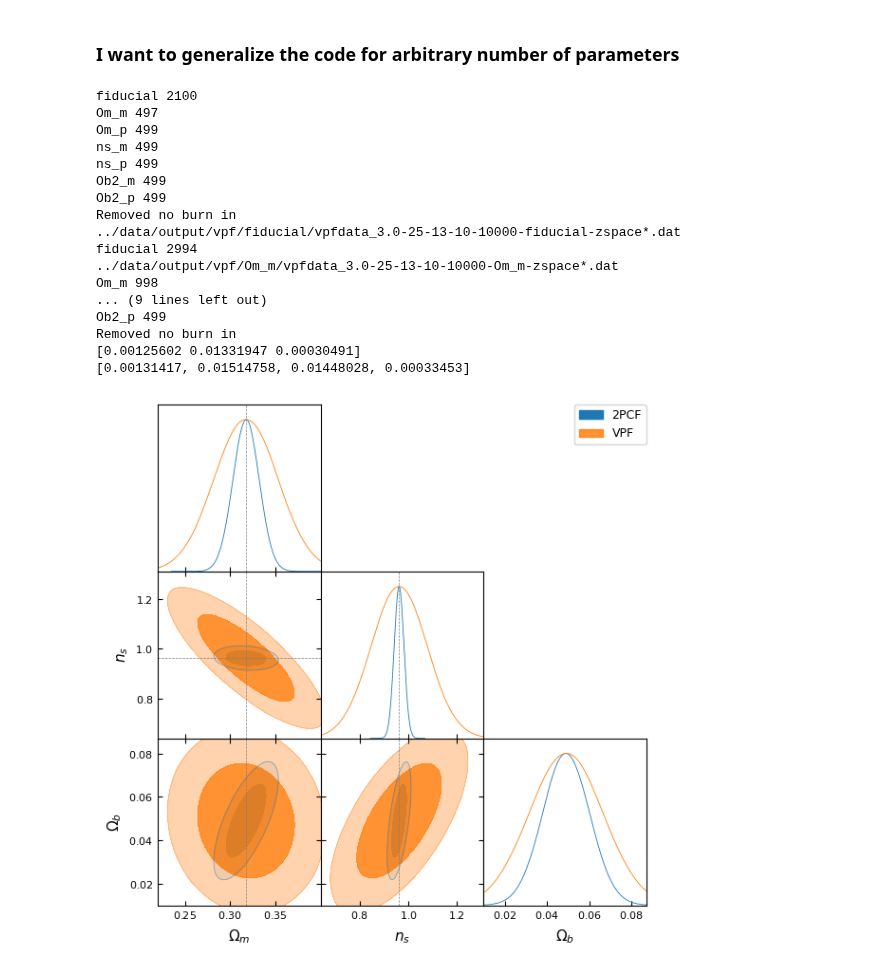
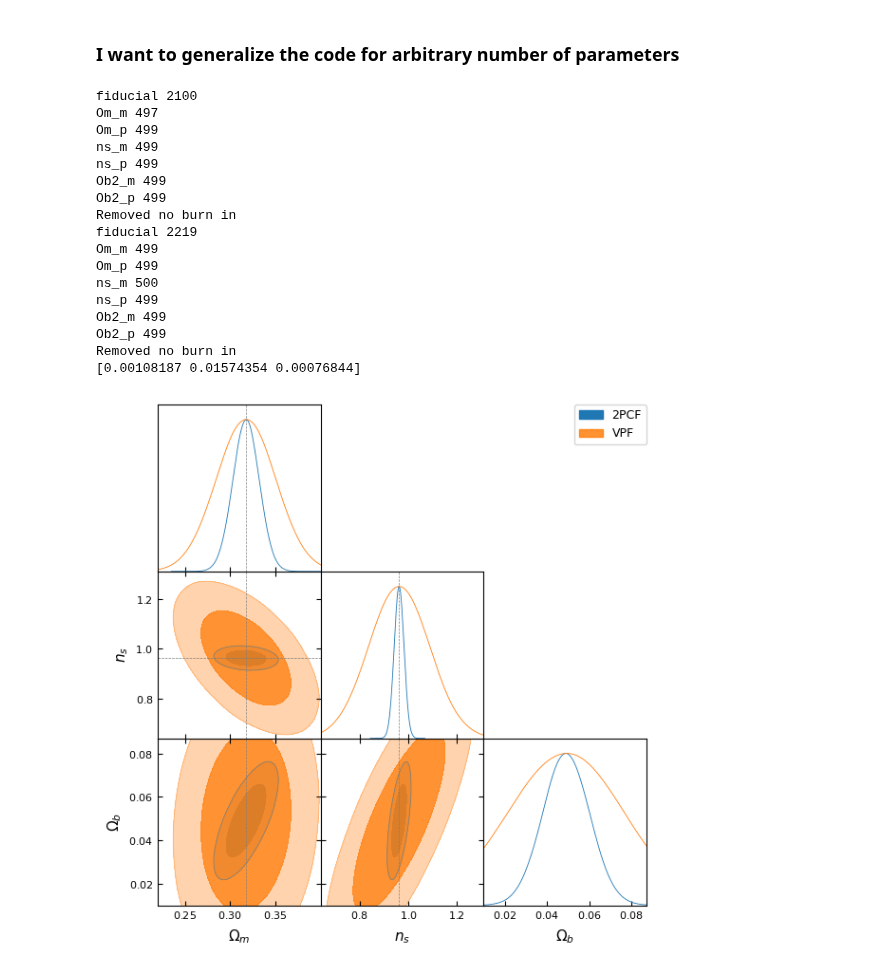
Before and after one commit to FedeDavilaKurban/VPF_Quijote, a Jupyter notebook: fisherMatrixComputation.ipynb, the cells around one changed output. Cells and saved outputs as stored; diff of their text form; code cells hidden in the pictures.

```diff
--- a/fisherMatrixComputation.ipynb
+++ b/fisherMatrixComputation.ipynb
@@ -1439,10 +1439,10 @@ param_limits = {
 }
 file_parameters_vpf = dict(
     {
-        "ns":int(10000),
+        "ns":int(1000000),
         "rbin":int(13),
         "rmin":3.,
-        "rmax":int(25),
+        "rmax":int(23),
         "njk":int(10),
         "space":'zspace',
         "filedir":'../data/output/vpf/',
@@ -1511,43 +1511,45 @@ fisher_matrix = np.array([fisher_element(derivatives[i],derivatives[j],covfactor
 cov_theta = np.linalg.inv(fisher_matrix)
 samp_vpf = random_state.multivariate_normal(mean_theta, cov_theta, size=1000000)
 mcs_vpf = MCSamples(samples=samp_vpf, names=samples, labels=labels)
-print(mcs_vpf.getVars())
-print([0.00131417, 0.01514758, 0.01448028, 0.00033453])
+
 ############################################################
 # plot
 ############################################################
 
 colors =  plt.rcParams['axes.prop_cycle'].by_key()['color']
 # Create a GetDist plotter
 g = plots.get_subplot_plotter()
 
 
 
 method_labels = ['2PCF','VPF']
 # Plot the triangle plot
 g.triangle_plot([mcs_2pcf,mcs_vpf], filled=True, legend_labels=method_labels,
                 param_limits=param_limits, contour_colors=colors)
 g.add_param_markers({'Om':cp.cosm_param['Om']['fid'],'h':cp.cosm_param['h']['fid'],\
                      'ns':cp.cosm_param['ns']['fid']})
 
+print(mcs_vpf.getVars())
 # Show the plot
 plt.show()
+
+#[0.00125602 0.01331947 0.00030491]
 # %% [output]
 fiducial 2100
 Om_m 497
 Om_p 499
 ns_m 499
 ns_p 499
 Ob2_m 499
 Ob2_p 499
 Removed no burn in
-../data/output/vpf/fiducial/vpfdata_3.0-25-13-10-10000-fiducial-zspace*.dat
-fiducial 2994
-../data/output/vpf/Om_m/vpfdata_3.0-25-13-10-10000-Om_m-zspace*.dat
-Om_m 998
-... (9 lines left out)
+fiducial 2219
+Om_m 499
+Om_p 499
+ns_m 500
+ns_p 499
+Ob2_m 499
 Ob2_p 499
 Removed no burn in
-[0.00125602 0.01331947 0.00030491]
-[0.00131417, 0.01514758, 0.01448028, 0.00033453]
+[0.00108187 0.01574354 0.00076844]
-[figure, old version]
+[figure, new version]
```
